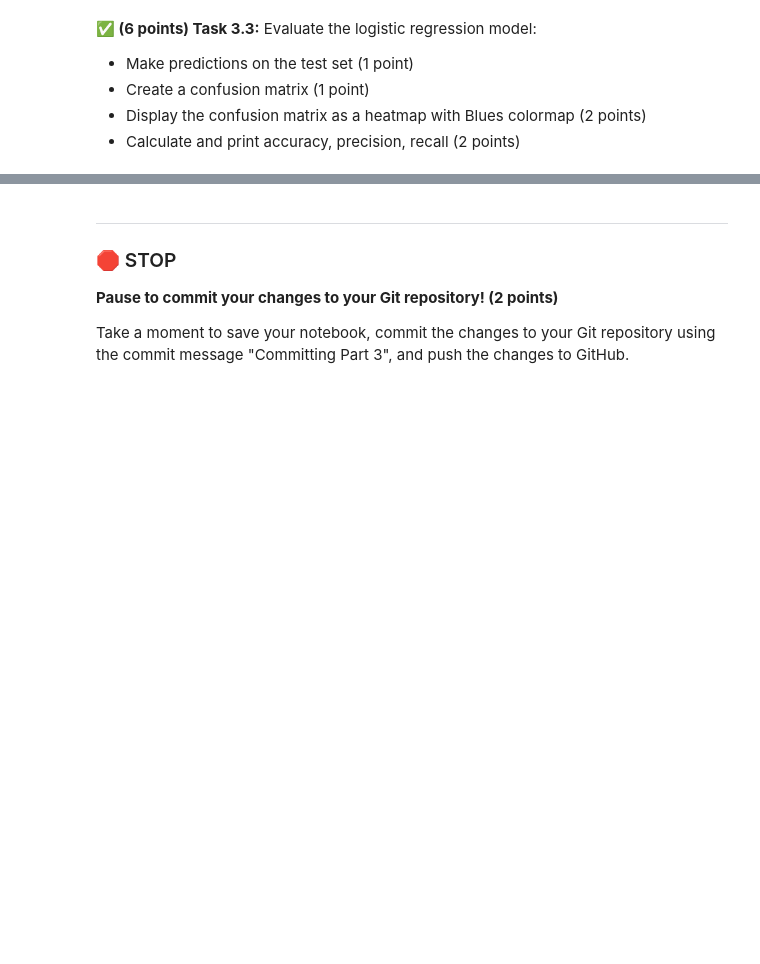
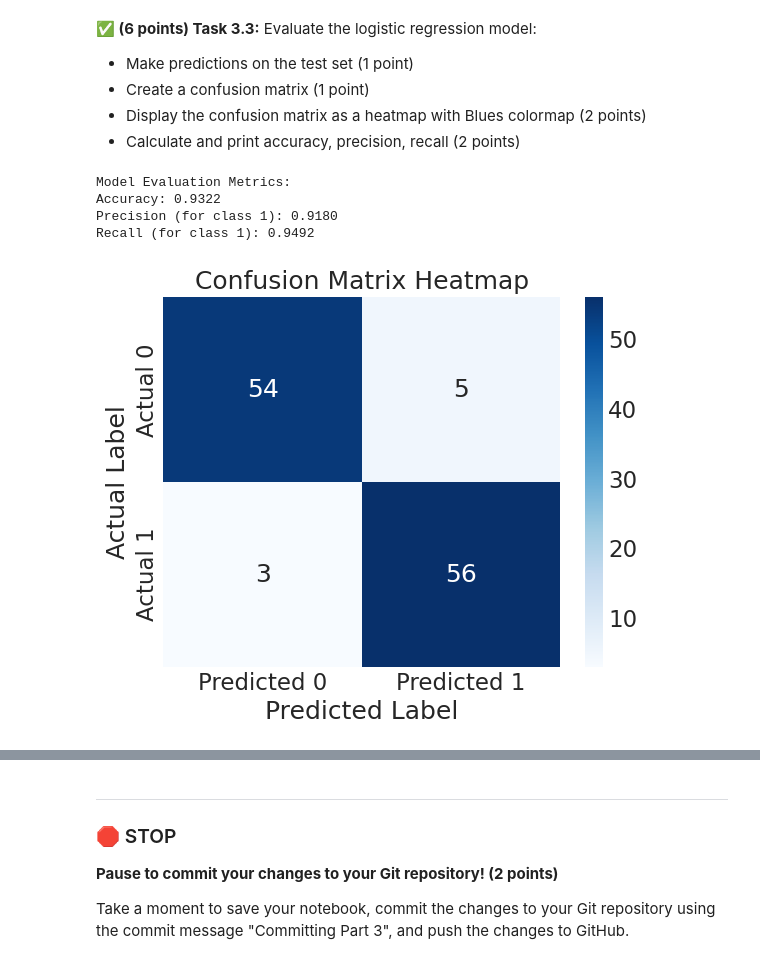
Before and after one commit to grenadi3/CMSE202-f25-turnin, a Jupyter notebook: final/CMSE202_Final-STUDENT.ipynb, the cells around one changed output, grey strips where cells are left out. Cells and saved outputs as stored; diff of their text form; code cells hidden in the pictures; blank space fills up the shorter version.

```diff
--- a/final/CMSE202_Final-STUDENT.ipynb
+++ b/final/CMSE202_Final-STUDENT.ipynb
@@ -506,7 +506,7 @@ origin_train_df = pd.DataFrame(origin_encoded, columns=origin_cols, index=X_trai
 
 # Standardize numerical features
 scaler = StandardScaler()
-numerical_cols = ['cylinders', 'displacement', 'horsepower', 'weight', 'acceleration', 'model_year']
+numerical_cols = ['cylinders', 'displacement', 'horsepower', 'weight', 'acceleration', 'model year']
 X_train_num = pd.DataFrame(
     scaler.fit_transform(X_train[numerical_cols]),
     columns=numerical_cols,
@@ -545,0 +552,5 @@ How does this compare to the correlation matrix from above?
+# %%
+X_train_const = sm.add_constant(X_train_processed)
+logit_model = sm.Logit(y_train, X_train_const)
+result = logit_model.fit()
+print(result.summary())
@@ -555,2 +589,42 @@ How does this compare to the correlation matrix from above?
+# %%
+from sklearn.metrics import confusion_matrix, accuracy_score, precision_score, recall_score
+
+X_test_const = sm.add_constant(X_test_processed, has_constant='add') # Explicitly add if not present
+
+expected_columns = result.model.exog_names
+X_test_const = X_test_const.reindex(columns=expected_columns, fill_value=0)
+predicted_probabilities = result.predict(X_test_const)
+# Convert probabilities to binary predictions (0 or 1) using a 0.5 threshold
+predictions = (predicted_probabilities >= 0.5).astype(int)
+
+cm = confusion_matrix(y_test, predictions)
+
+
+# --- Display the confusion matrix as a heatmap ---
+# plt.figure(figsize=(6, 4)) # Optional: Adjust figure size
+sns.heatmap(cm, annot=True, fmt='d', cmap='Blues',
+            xticklabels=['Predicted 0', 'Predicted 1'],
+            yticklabels=['Actual 0', 'Actual 1'])
+plt.xlabel('Predicted Label')
+plt.ylabel('Actual Label')
+plt.title('Confusion Matrix Heatmap')
+
+
+# --- Calculate and print accuracy, precision, recall ---
+accuracy = accuracy_score(y_test, predictions)
+# Calculate precision and recall for the positive class (label 1)
+precision = precision_score(y_test, predictions, pos_label=1)
+recall = recall_score(y_test, predictions, pos_label=1)
+
+print(f"\nModel Evaluation Metrics:")
+print(f"Accuracy: {accuracy:.4f}")
+print(f"Precision (for class 1): {precision:.4f}")
+print(f"Recall (for class 1): {recall:.4f}")
+# %% [output]
+Model Evaluation Metrics:
+Accuracy: 0.9322
+Precision (for class 1): 0.9180
+Recall (for class 1): 0.9492
+[figure, added]
 # %% [markdown]
 **&#9989; (4 points) Task 3.4:** Given the results above do you think that the data is linearly separable? Explain and compare with your answer from Task 2.5.
```
Also changed, not shown: parts of 7 cells of this notebook.
